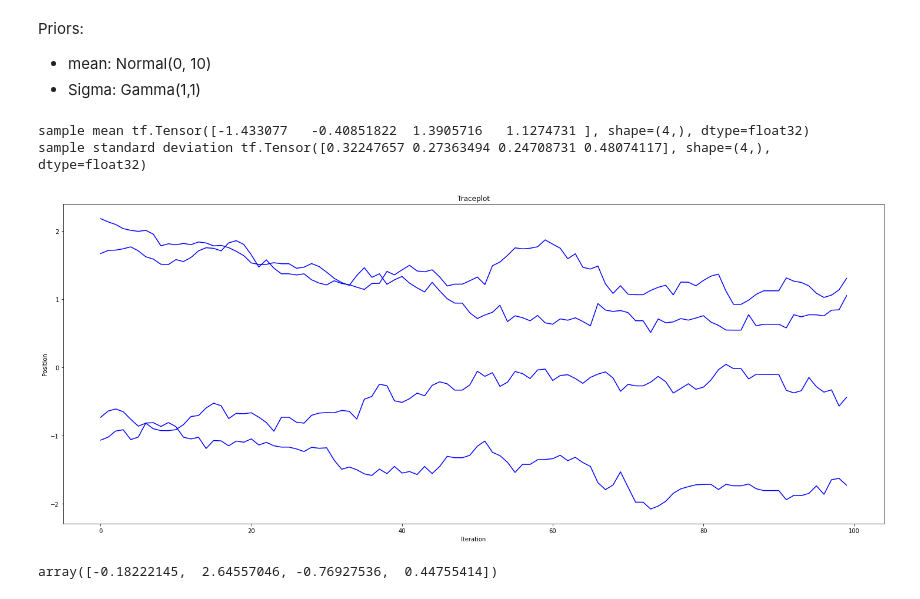
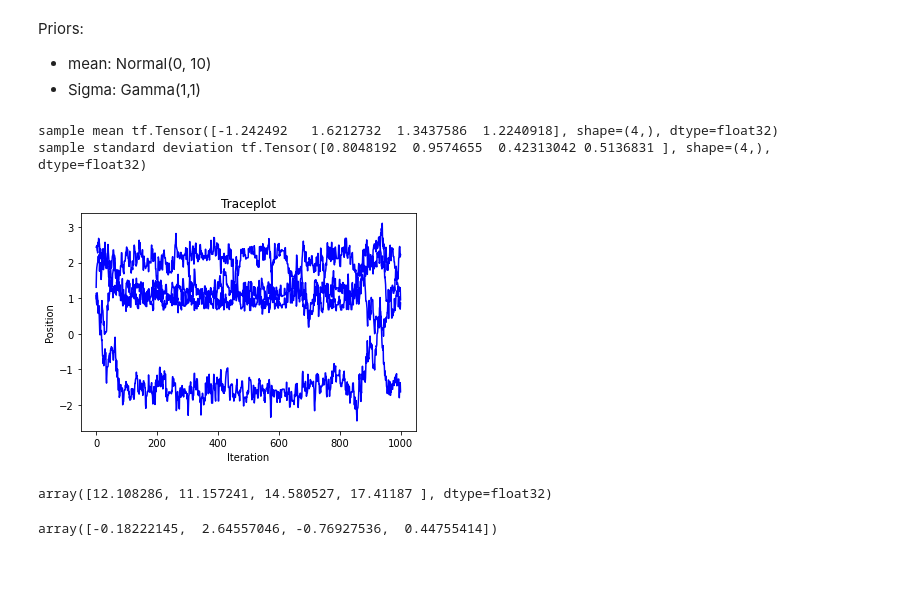
Before and after one commit to PaulNitschke/MCMC-Workshop---Stads, a Jupyter notebook: src/challenge/run_me.ipynb, the cells around one changed output. Cells and saved outputs as stored; diff of their text form; code cells hidden in the pictures; blank space fills up the shorter version.

```diff
--- a/src/challenge/run_me.ipynb
+++ b/src/challenge/run_me.ipynb
@@ -43,42 +43,47 @@ data = pd.read_csv("samples_1.csv").set_index("Unnamed: 0").to_numpy()
 
 
 def target_log_prob(param):
     mu_1, mu_2, sigma_1, sigma_2 = param
     # dens = mu_1 + mu_2
     dens = tf.math.reduce_sum(tf.math.log(
-        1/(2*tf.math.sqrt(2*math.pi*sigma_1**2)) * tf.math.exp(-(data - mu_1)**2/sigma_1**2) +
-        1/(2*tf.math.sqrt(2*math.pi*sigma_2**2)) * tf.math.exp(-(data - mu_2)**2/sigma_2**2))) - 0.5 * (mu_1**2 + mu_2**2) - (sigma_1 + sigma_2)
+        1/(2*tf.math.sqrt(2*math.pi*sigma_1**2)) * tf.math.exp(-0.5*(data - mu_1)**2/sigma_1**2) +
+        1/(2*tf.math.sqrt(2*math.pi*sigma_2**2)) * tf.math.exp(-0.5*(data - mu_2)**2/sigma_2**2))) - 0.5 * (mu_1**2 + mu_2**2) - (sigma_1 + sigma_2)
     return(dens)
 
 # Define MALA sampler with `step_size` equal to 0.75
 samples = tfp.mcmc.sample_chain(
-    num_results=100,
-    current_state=dtype([1, 1, 2, 1]),
+    num_results=1000,
+    current_state=dtype([1, 1, 1, 1]),
     kernel=tfp.mcmc.MetropolisAdjustedLangevinAlgorithm(
         target_log_prob_fn=target_log_prob,
-        step_size=0.01),
-    num_burnin_steps=50,
+        step_size=0.03),
+    num_burnin_steps=0,
     trace_fn=None,
     seed=42)
 
 sample_mean = tf.reduce_mean(samples, axis=0)
 sample_std = tf.sqrt(
     tf.reduce_mean(
         tf.math.squared_difference(samples, sample_mean),
         axis=0))
 
 print('sample mean', sample_mean)
 print('sample standard deviation', sample_std)
 
 plt.title('Traceplot')
 plt.plot(samples.numpy(), 'b')
 plt.xlabel('Iteration')
 plt.ylabel('Position')
 plt.show()
 # %% [output]
-sample mean tf.Tensor([-1.433077   -0.40851822  1.3905716   1.1274731 ], shape=(4,), dtype=float32)
-sample standard deviation tf.Tensor([0.32247657 0.27363494 0.24708731 0.48074117], shape=(4,), dtype=float32)
+sample mean tf.Tensor([-1.242492   1.6212732  1.3437586  1.2240918], shape=(4,), dtype=float32)
+sample standard deviation tf.Tensor([0.8048192  0.9574655  0.42313042 0.5136831 ], shape=(4,), dtype=float32)
-[figure, old version]
+[figure, new version]
+# %%
+effective_sample_size = tfp.mcmc.effective_sample_size(samples).numpy()
+effective_sample_size
+# %% [output]
+array([12.108286, 11.157241, 14.580527, 17.41187 ], dtype=float32)
 # %%
 
 def target_log_prob(param):
```
Also changed, not shown: parts of 2 cells of this notebook, 1 other file.
